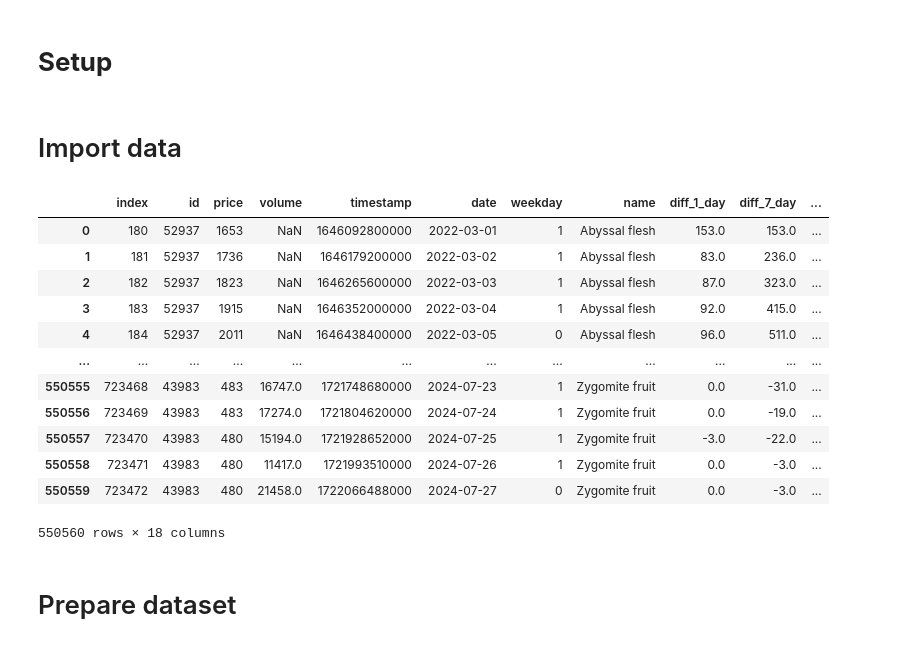
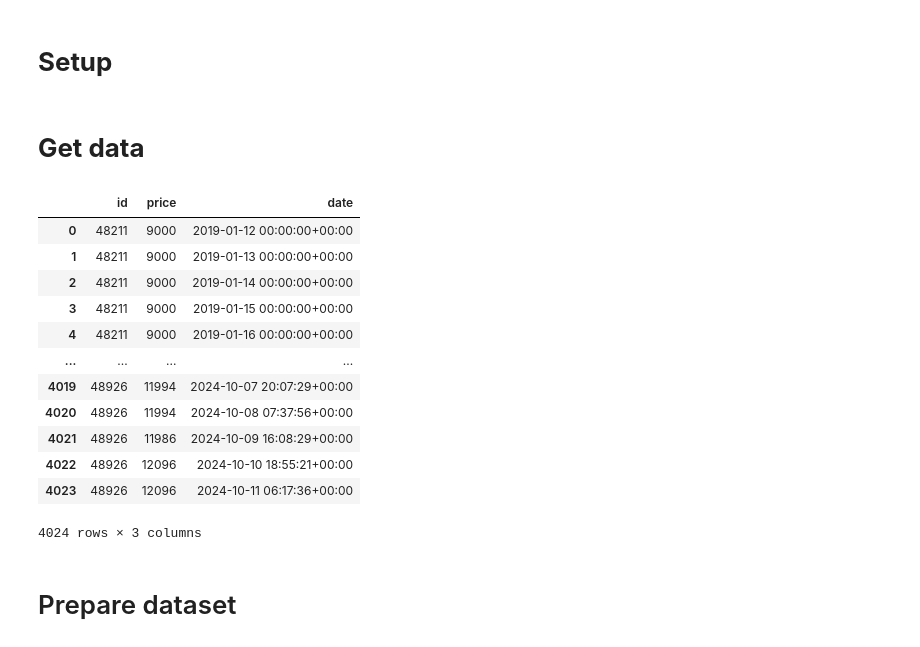
Before and after one commit to ayang9846/rs3-ml, a Jupyter notebook: src/rs3-model-ar-lstm-rnn.ipynb, the cells around one changed output. Cells and saved outputs as stored; diff of their text form; code cells hidden in the pictures.

Commit message:
initial efforts for multiple time series modeling - prototype implementation

```diff
--- a/src/rs3-model-ar-lstm-rnn.ipynb
+++ b/src/rs3-model-ar-lstm-rnn.ipynb
@@ -7,3 +5,9 @@ a = rspred.DataRequester()
+# %%
+# Set up data request
+rsd = rspred.DataRequester()
+rsd.set_game_base("rs")
+rsd.set_data_filter("all")
+rsd.show_debug = True
 # %%
 import requests # use to retrieve data from API
 import math
@@ -30,22 +18,22 @@ show_debug = True
 # %% [markdown]
-# Import data
+# **Get data**
-# %%
-data = pd.read_csv("C:/Users/yangs/Documents/Coding/rs3-ml/src/ge-prices-2024-07-28.csv")
-display(data)
-# %% [output]
-|  | index | id | price | volume | timestamp | date | weekday | name | diff_1_day | diff_7_day | ... |
-| 0 | 180 | 52937 | 1653 | NaN | 1646092800000 | 2022-03-01 | 1 | Abyssal flesh | 153.0 | 153.0 | ... |
-| 1 | 181 | 52937 | 1736 | NaN | 1646179200000 | 2022-03-02 | 1 | Abyssal flesh | 83.0 | 236.0 | ... |
-| 2 | 182 | 52937 | 1823 | NaN | 1646265600000 | 2022-03-03 | 1 | Abyssal flesh | 87.0 | 323.0 | ... |
-| 3 | 183 | 52937 | 1915 | NaN | 1646352000000 | 2022-03-04 | 1 | Abyssal flesh | 92.0 | 415.0 | ... |
-| 4 | 184 | 52937 | 2011 | NaN | 1646438400000 | 2022-03-05 | 0 | Abyssal flesh | 96.0 | 511.0 | ... |
-| ... | ... | ... | ... | ... | ... | ... | ... | ... | ... | ... | ... |
-| 550555 | 723468 | 43983 | 483 | 16747.0 | 1721748680000 | 2024-07-23 | 1 | Zygomite fruit | 0.0 | -31.0 | ... |
-| 550556 | 723469 | 43983 | 483 | 17274.0 | 1721804620000 | 2024-07-24 | 1 | Zygomite fruit | 0.0 | -19.0 | ... |
-| 550557 | 723470 | 43983 | 480 | 15194.0 | 1721928652000 | 2024-07-25 | 1 | Zygomite fruit | -3.0 | -22.0 | ... |
-| 550558 | 723471 | 43983 | 480 | 11417.0 | 1721993510000 | 2024-07-26 | 1 | Zygomite fruit | 0.0 | -3.0 | ... |
-| 550559 | 723472 | 43983 | 480 | 21458.0 | 1722066488000 | 2024-07-27 | 0 | Zygomite fruit | 0.0 | -3.0 | ... |
-550560 rows × 18 columns
+# %%
+ge_ts_prices = rsd.get_time_series_historical_prices(indiv_item_ids = [48926, 48211])
+display(ge_ts_prices)
+# %% [output]
+|  | id | price | date |
+| 0 | 48211 | 9000 | 2019-01-12 00:00:00+00:00 |
+| 1 | 48211 | 9000 | 2019-01-13 00:00:00+00:00 |
+| 2 | 48211 | 9000 | 2019-01-14 00:00:00+00:00 |
+| 3 | 48211 | 9000 | 2019-01-15 00:00:00+00:00 |
+| 4 | 48211 | 9000 | 2019-01-16 00:00:00+00:00 |
+| ... | ... | ... | ... |
+| 4019 | 48926 | 11994 | 2024-10-07 20:07:29+00:00 |
+| 4020 | 48926 | 11994 | 2024-10-08 07:37:56+00:00 |
+| 4021 | 48926 | 11986 | 2024-10-09 16:08:29+00:00 |
+| 4022 | 48926 | 12096 | 2024-10-10 18:55:21+00:00 |
+| 4023 | 48926 | 12096 | 2024-10-11 06:17:36+00:00 |
+4024 rows × 3 columns
 # %% [markdown]
 # Prepare dataset
 # %%
```
Also changed, not shown: parts of 3 cells of this notebook.
